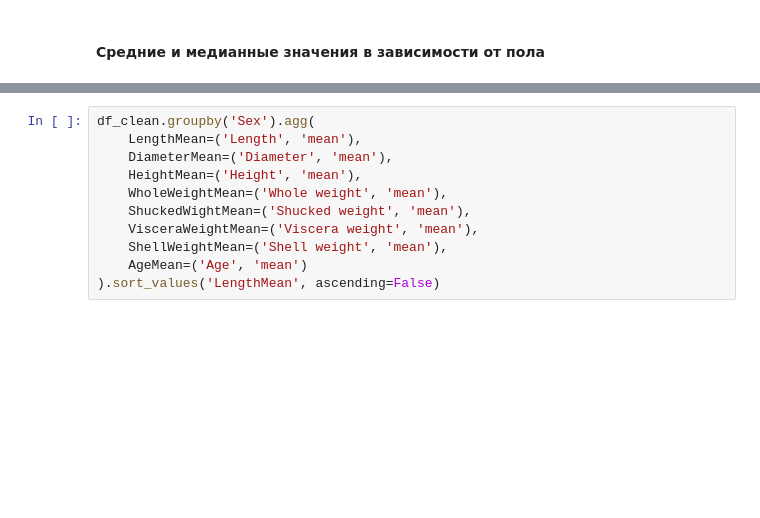
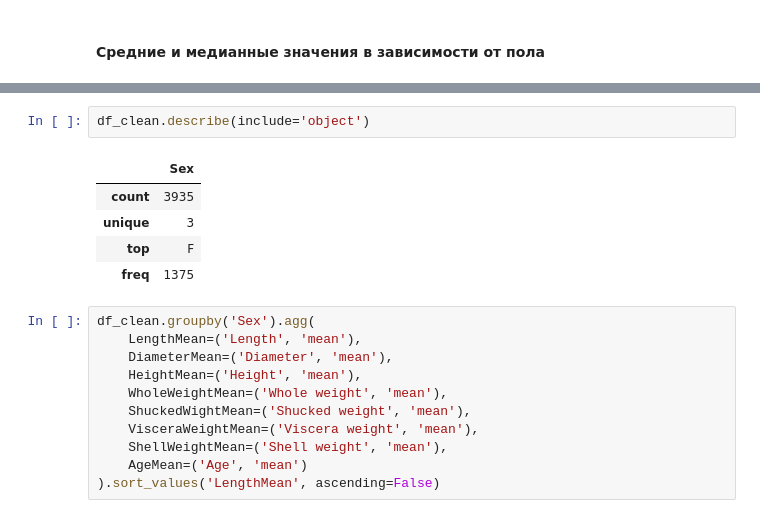
Before and after one commit to zinkin-s/eda_and_dev_tools, a Jupyter notebook: eda.ipynb, the cells around one changed output, grey strips where cells are left out. Saved outputs shown, nothing was run; the diff lists cells and outputs as text; blank space fills up the shorter version.

```diff
--- a/eda.ipynb
+++ b/eda.ipynb
@@ -218,3 +208,11 @@ plt.show()
+# %%
+df_clean.describe(include='object')
+# %% [output]
+|  | Sex |
+| count | 3935 |
+| unique | 3 |
+| top | F |
+| freq | 1375 |
 # %%
 df_clean.groupby('Sex').agg(
     LengthMean=('Length', 'mean'),
```
Also changed, not shown: parts of 4 cells of this notebook.
